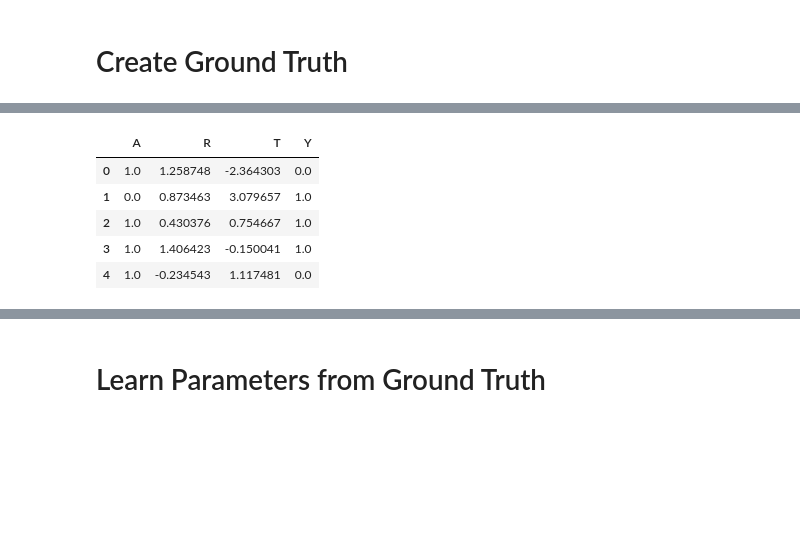
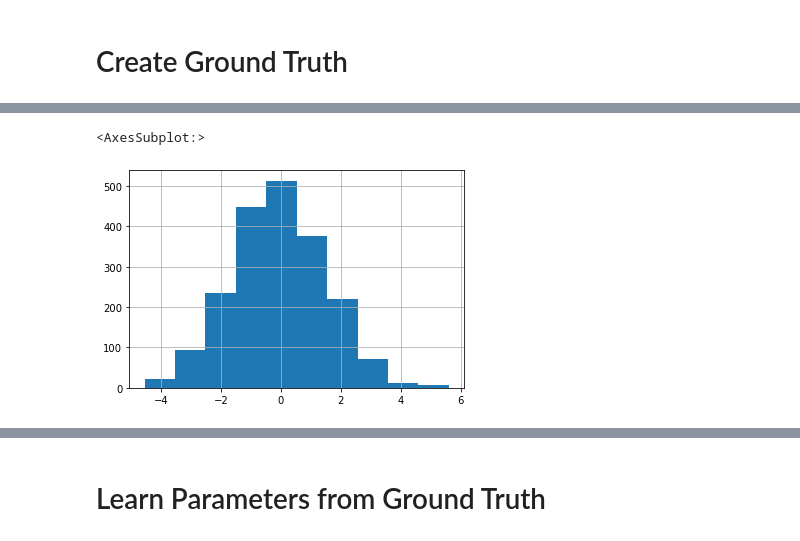
Before and after one commit to zainakh/fair-inference, a Jupyter notebook: src/dgp.ipynb, the cells around one changed output, grey strips where cells are left out. Saved outputs shown, nothing was run; the diff lists cells and outputs as text; code cells hidden in the pictures; blank space fills up the shorter version.

```diff
--- a/src/dgp.ipynb
+++ b/src/dgp.ipynb
@@ -93,14 +89,12 @@ array([[<AxesSubplot:title={'center':'A'}>,
 # %%
 date_time = date.today().strftime('%m-%d-%Y')
-#samples.to_csv(f'{date_time}-src-groundtruth.csv', index=False)
-#sample_noise.to_csv(f'{date_time}-src-groundtruth-noise.csv', index=False)
+samples.to_csv(f'../data/{date_time}-src-groundtruth.csv', index=False)
+sample_noise.to_csv(f'../data/{date_time}-src-groundtruth-noise.csv', index=False)
 
-samples = pd.read_csv(f'{date_time}-src-groundtruth.csv')
-samples.head()
+#samples = pd.read_csv(f'../data/{date_time}-src-groundtruth.csv')
+#samples.head()
-# %% [output]
-|  | A | R | T | Y |
-| 0 | 1.0 | 1.258748 | -2.364303 | 0.0 |
-| 1 | 0.0 | 0.873463 | 3.079657 | 1.0 |
-| 2 | 1.0 | 0.430376 | 0.754667 | 1.0 |
-| 3 | 1.0 | 1.406423 | -0.150041 | 1.0 |
-| 4 | 1.0 | -0.234543 | 1.117481 | 0.0 |
+# %%
+samples['T'].hist()
+# %% [output]
+<AxesSubplot:>
+[figure, added]
```
Also changed, not shown: parts of 26 cells of this notebook, 6 other files.
